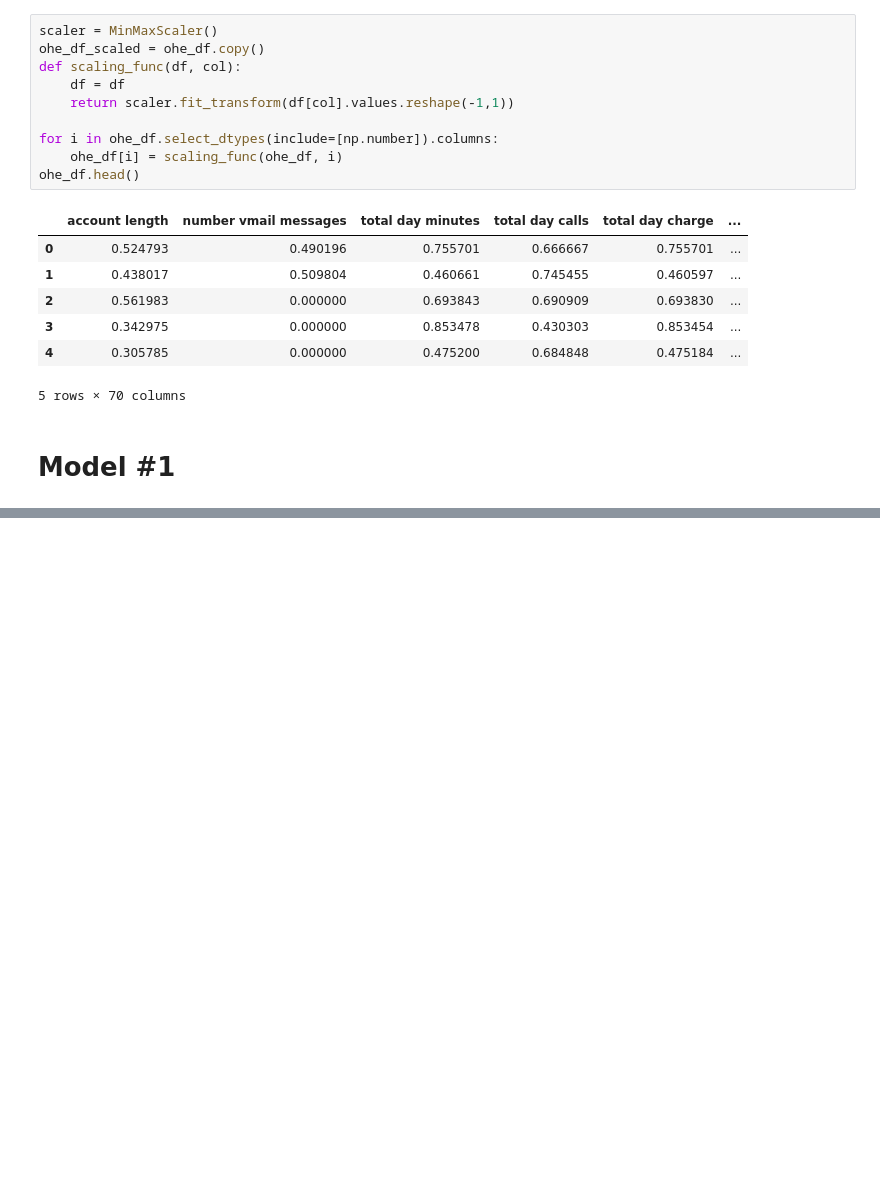
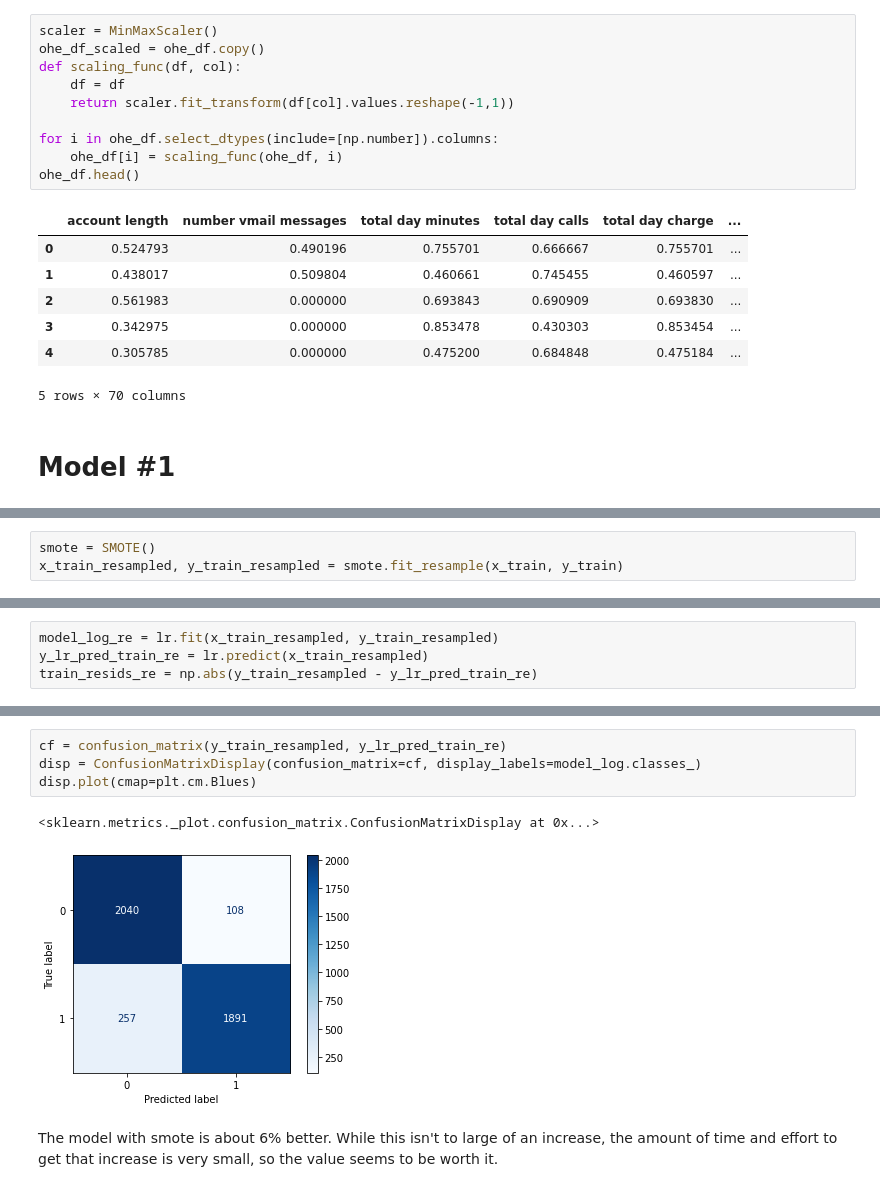
Before and after one commit to Djohnson1313/Predicting_customer_churn, a Jupyter notebook: predicting_customer_churn.ipynb, the cells around one changed output, grey strips where cells are left out. Saved outputs shown, nothing was run; the diff lists cells and outputs as text; blank space fills up the shorter version.

```diff
--- a/predicting_customer_churn.ipynb
+++ b/predicting_customer_churn.ipynb
@@ -588,0 +561,3 @@ Logit Regression Results
+# %%
+smote = SMOTE()
+x_train_resampled, y_train_resampled = smote.fit_resample(x_train, y_train)
@@ -588,0 +566,4 @@ Logit Regression Results
+# %%
+model_log_re = lr.fit(x_train_resampled, y_train_resampled)
+y_lr_pred_train_re = lr.predict(x_train_resampled)
+train_resids_re = np.abs(y_train_resampled - y_lr_pred_train_re)
@@ -588,0 +584,9 @@ Logit Regression Results
+# %%
+cf = confusion_matrix(y_train_resampled, y_lr_pred_train_re)
+disp = ConfusionMatrixDisplay(confusion_matrix=cf, display_labels=model_log.classes_)
+disp.plot(cmap=plt.cm.Blues)
+# %% [output]
+<sklearn.metrics._plot.confusion_matrix.ConfusionMatrixDisplay at 0x...>
+[figure, added]
+# %% [markdown]
+The model with smote is about 6% better. While this isn't to large of an increase, the amount of time and effort to get that increase is very small, so the value seems to be worth it.
```
Also changed, not shown: parts of 16 cells of this notebook.
